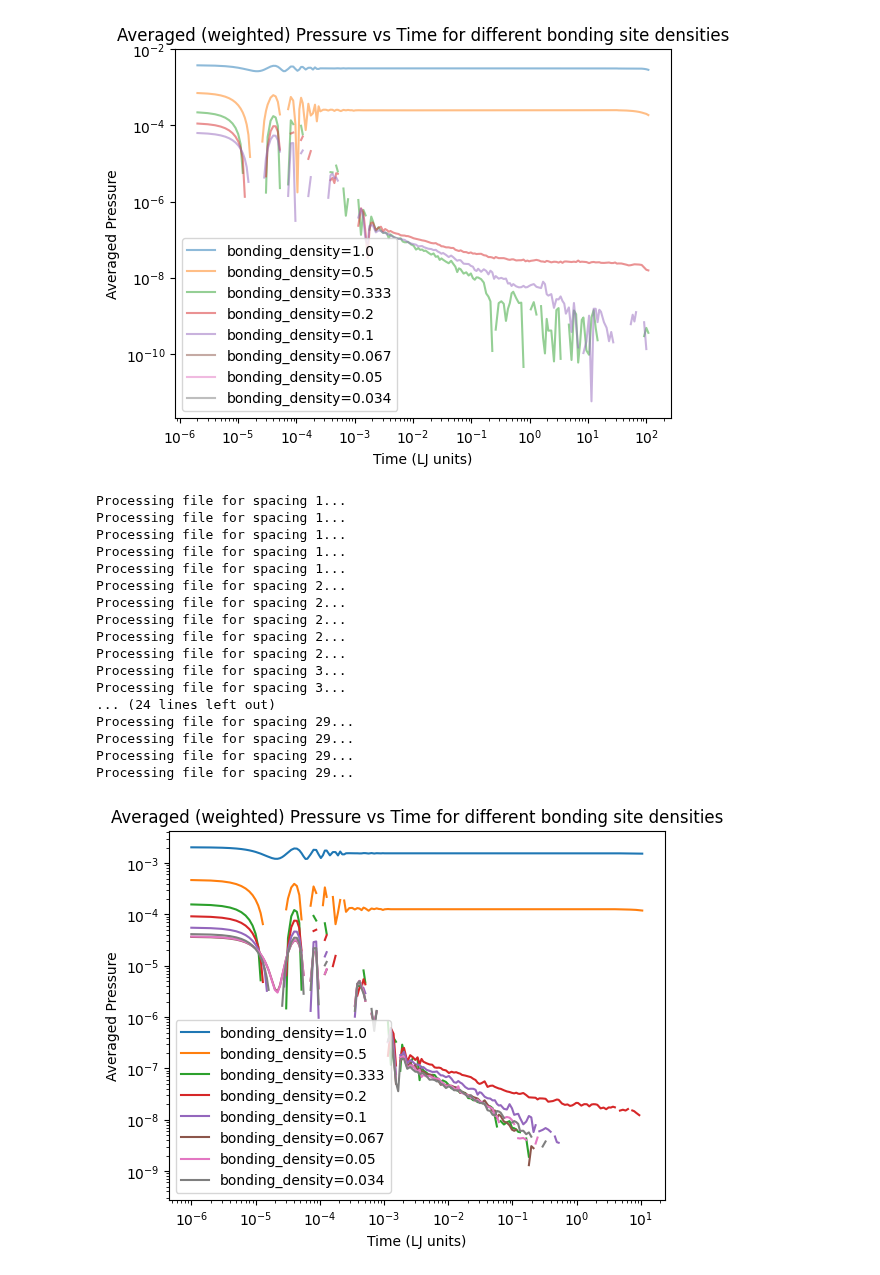
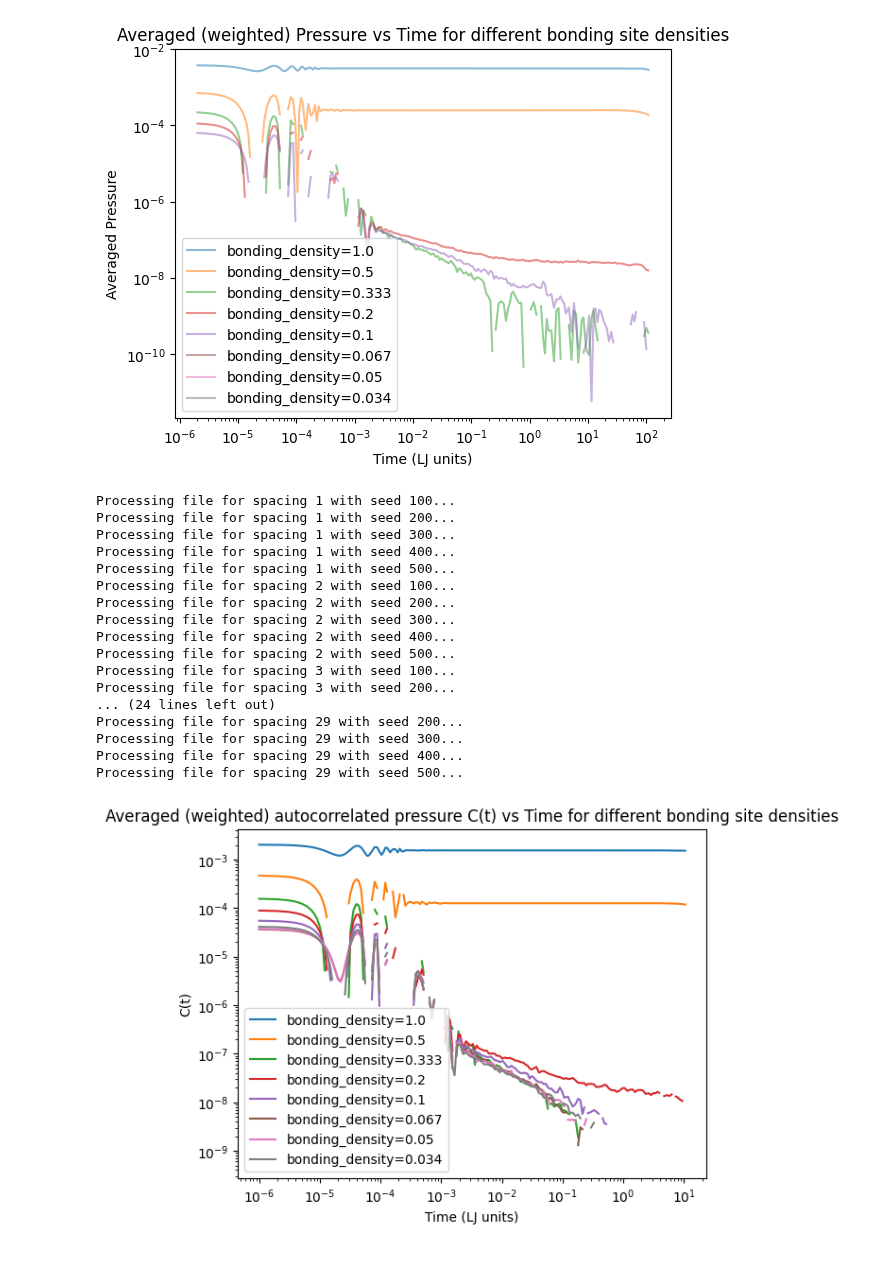
Before and after one commit to anotherbeaver/amine_polymers, a Jupyter notebook: logs/dyn_modulus mix 30 October.ipynb, the cells around one changed output. Drawn from its saved outputs; the diff is of its cells as text; code cells hidden in the pictures.

```diff
--- a/logs/dyn_modulus mix 30 October.ipynb
+++ b/logs/dyn_modulus mix 30 October.ipynb
@@ -626,7 +626,7 @@ for i in [1, 2, 3, 5, 10, 15, 20, 29]:
         try:
             file = f"logs/press_50_spacing{i}_seed{seed}.dat"
             data = pd.read_csv(file, delimiter=' ', skiprows=3, index_col=False, names=['time', 'px_y', 'px_z', 'py_z', 'pxy', 'pxz', 'pyz'])
-            print(f"Processing file for spacing {i}...")
+            print(f"Processing file for spacing {i} with seed {seed}...")
             bonding_density = round((1 / i), 3)
             start = 1
 
@@ -649,49 +649,49 @@ for i in [1, 2, 3, 5, 10, 15, 20, 29]:
             # print(G_t.min(), G_t.max())
 
             # save for averaging
             G_t_list.append(G_t)
             time_list.append(data['time'])
 
             # plt.loglog(data['time'][start:], G_t[start:], alpha=0.5, label=f'bonding_density={bonding_density}')
             # plt.legend()
         except FileNotFoundError:
             print(f"File for spacing {i} seed {seed} not found. Skipping.")
     # find the minimum length of time arrays
     min_length = min(len(t) for t in time_list)
     # truncate all G_t and time arrays to the minimum length and compute average
     G_t_avg = np.mean([G_t[:min_length] for G_t in G_t_list], axis=0)
     time_avg = time_list[0][:min_length]
     # remove zeros or negative values
     G_t_avg = np.where(G_t_avg <= 0, np.nan, G_t_avg)
     time_avg = np.where(time_avg <= 0, np.nan, time_avg)
 
     # normalize by initial value
     # G_t_avg = G_t_avg / G_t_avg[0]
 
     plt.loglog(time_avg, G_t_avg, label=f'bonding_density={bonding_density}')
     plt.legend()
 
 
 plt.xlabel('Time (LJ units)')
-plt.ylabel('Averaged Pressure')
-plt.title('Averaged (weighted) Pressure vs Time for different bonding site densities')
+plt.ylabel('C(t)')
+plt.title('Averaged (weighted) autocorrelated pressure C(t) vs Time for different bonding site densities')
 plt.show()
 # %% [output]
-Processing file for spacing 1...
-Processing file for spacing 1...
-Processing file for spacing 1...
-Processing file for spacing 1...
-Processing file for spacing 1...
-Processing file for spacing 2...
-Processing file for spacing 2...
-Processing file for spacing 2...
-Processing file for spacing 2...
-Processing file for spacing 2...
-Processing file for spacing 3...
-Processing file for spacing 3...
+Processing file for spacing 1 with seed 100...
+Processing file for spacing 1 with seed 200...
+Processing file for spacing 1 with seed 300...
+Processing file for spacing 1 with seed 400...
+Processing file for spacing 1 with seed 500...
+Processing file for spacing 2 with seed 100...
+Processing file for spacing 2 with seed 200...
+Processing file for spacing 2 with seed 300...
+Processing file for spacing 2 with seed 400...
+Processing file for spacing 2 with seed 500...
+Processing file for spacing 3 with seed 100...
+Processing file for spacing 3 with seed 200...
 ... (24 lines left out)
-Processing file for spacing 29...
-Processing file for spacing 29...
-Processing file for spacing 29...
-Processing file for spacing 29...
+Processing file for spacing 29 with seed 200...
+Processing file for spacing 29 with seed 300...
+Processing file for spacing 29 with seed 400...
+Processing file for spacing 29 with seed 500...
-[figure, old version]
+[figure, new version]
```
Also changed, not shown: parts of 2 cells of this notebook, 5 other files.
